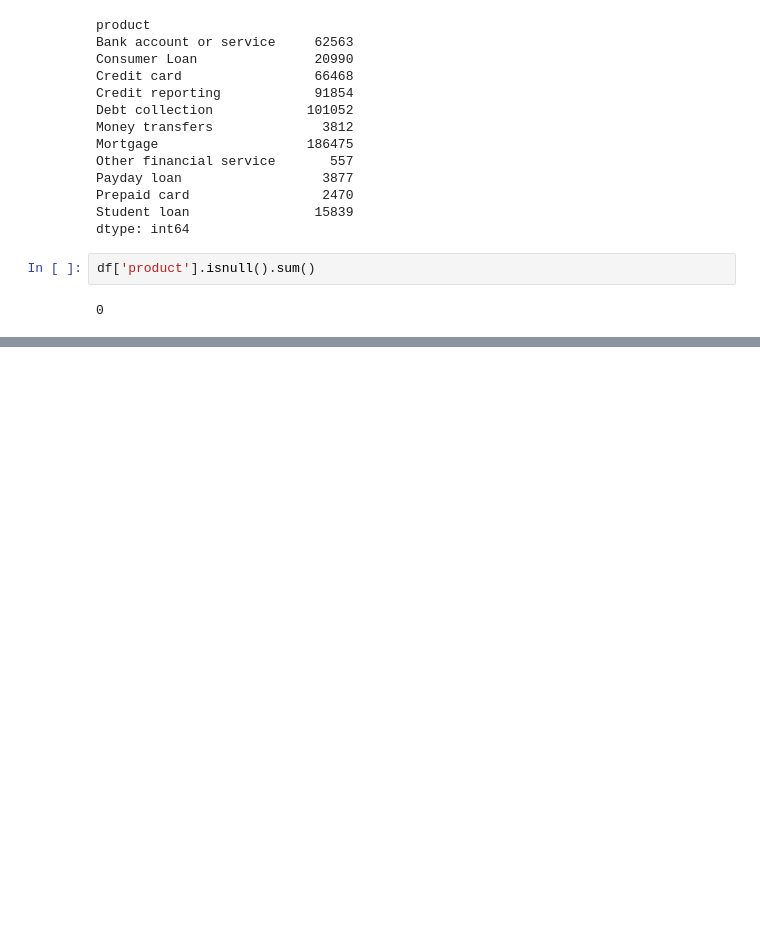
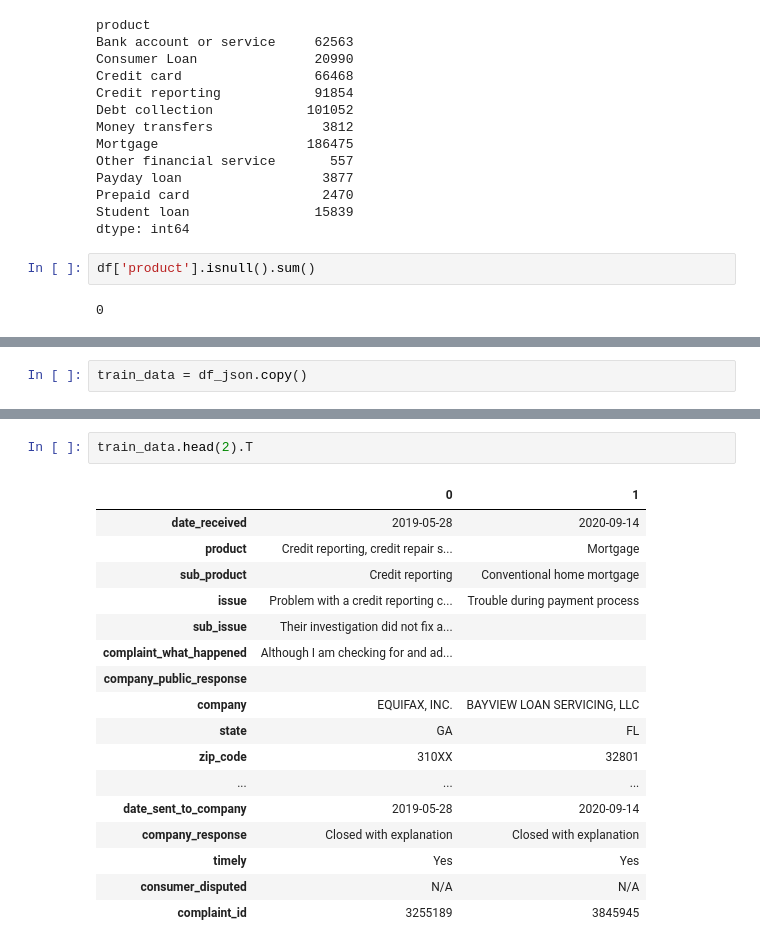
Before and after one commit to jasimdipu/value_base, a Jupyter notebook: consumer_complaints.ipynb, the cells around one changed output, grey strips where cells are left out. Cells and saved outputs as stored; diff of their text form; blank space fills up the shorter version.

```diff
--- a/consumer_complaints.ipynb
+++ b/consumer_complaints.ipynb
@@ -145,0 +165,2 @@ df['product'].isnull().sum()
+# %%
+train_data = df_json.copy()
@@ -145,0 +176,20 @@ df['product'].isnull().sum()
+# %%
+train_data.head(2).T
+# %% [output]
+|  | 0 | 1 |
+| date_received | 2019-05-28 | 2020-09-14 |
+| product | Credit reporting, credit repair s... | Mortgage |
+| sub_product | Credit reporting | Conventional home mortgage |
+| issue | Problem with a credit reporting c... | Trouble during payment process |
+| sub_issue | Their investigation did not fix a... |  |
+| complaint_what_happened | Although I am checking for and ad... |  |
+| company_public_response |  |  |
+| company | EQUIFAX, INC. | BAYVIEW LOAN SERVICING, LLC |
+| state | GA | FL |
+| zip_code | 310XX | 32801 |
+| ... | ... | ... |
+| date_sent_to_company | 2019-05-28 | 2020-09-14 |
+| company_response | Closed with explanation | Closed with explanation |
+| timely | Yes | Yes |
+| consumer_disputed | N/A | N/A |
+| complaint_id | 3255189 | 3845945 |
```
Also changed, not shown: parts of 17 cells of this notebook.
